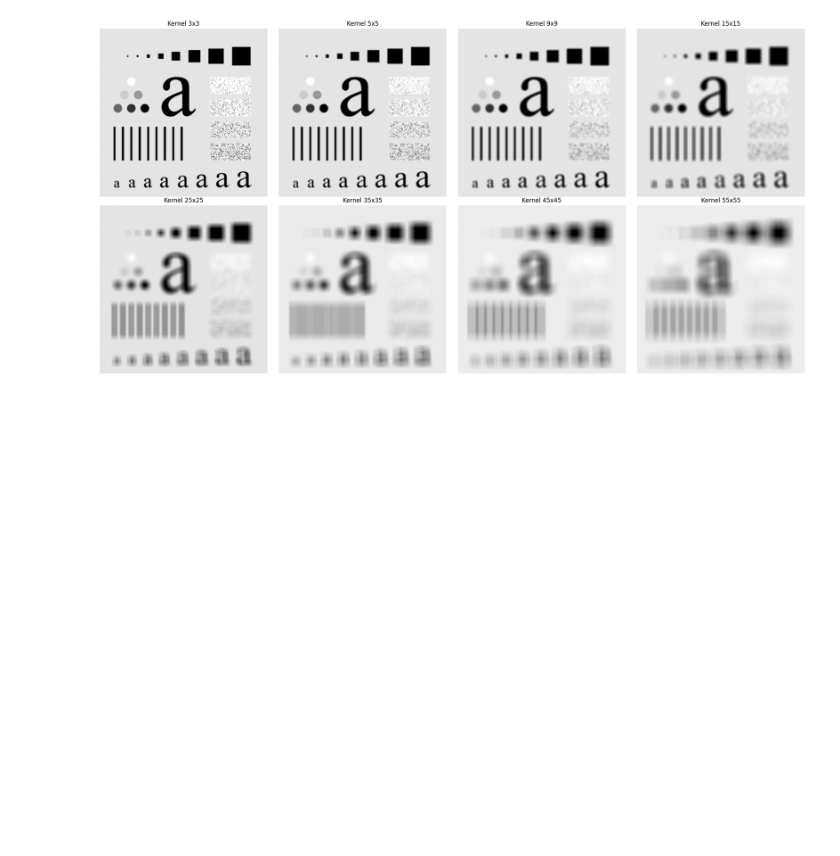
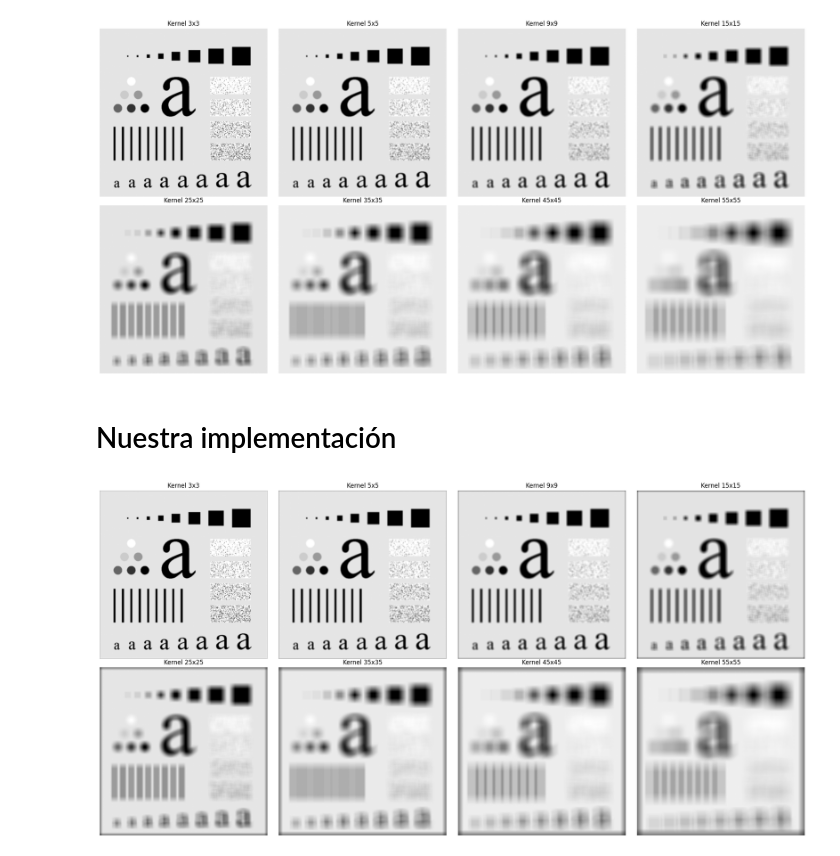
Before and after one commit to ProcDeImagenes-2025/TP3, a Jupyter notebook: tp3_code.ipynb, the cells around one changed output. Cells and saved outputs as stored; diff of their text form; code cells hidden in the pictures; blank space fills up the shorter version.

```diff
--- a/tp3_code.ipynb
+++ b/tp3_code.ipynb
@@ -39,31 +41,35 @@ plt.tight_layout()
 plt.show()
 # %% [output]
 [figure]
+# %% [markdown]
+# Nuestra implementación
 # %%
 def manual_filter(img, kernel):
     kh, kw = kernel.shape
     pad_h = kh // 2
     pad_w = kw // 2
     # Padding para bordes
     padded_img = np.pad(img, ((pad_h, pad_h), (pad_w, pad_w)), mode='constant', constant_values=0)
     filtered = np.zeros_like(img, dtype=np.float32)
     for i in range(img.shape[0]):
         for j in range(img.shape[1]):
             region = padded_img[i:i+kh, j:j+kw]
             filtered[i, j] = np.sum(region * kernel)
     return filtered.astype(img.dtype)
 
-filtered_images = []
+filtered_imgs = []  # Reiniciar la lista antes de llenarla
 for dim in n:
     kernel = create_kernel(dim)
     filtered = manual_filter(img, kernel)
     filtered_imgs.append((dim, filtered))
 
 plt.figure(figsize=(20, 10))
 for i, (dim, filtered) in enumerate(filtered_imgs):
     plt.subplot(2, 4, i+1)
     plt.imshow(filtered, cmap='gray')
     plt.title(f'Kernel {dim}x{dim}')
     plt.axis('off')
 plt.tight_layout()
 plt.show()
+# %% [output]
+[figure, added]
```
Also changed, not shown: parts of 8 cells of this notebook.
